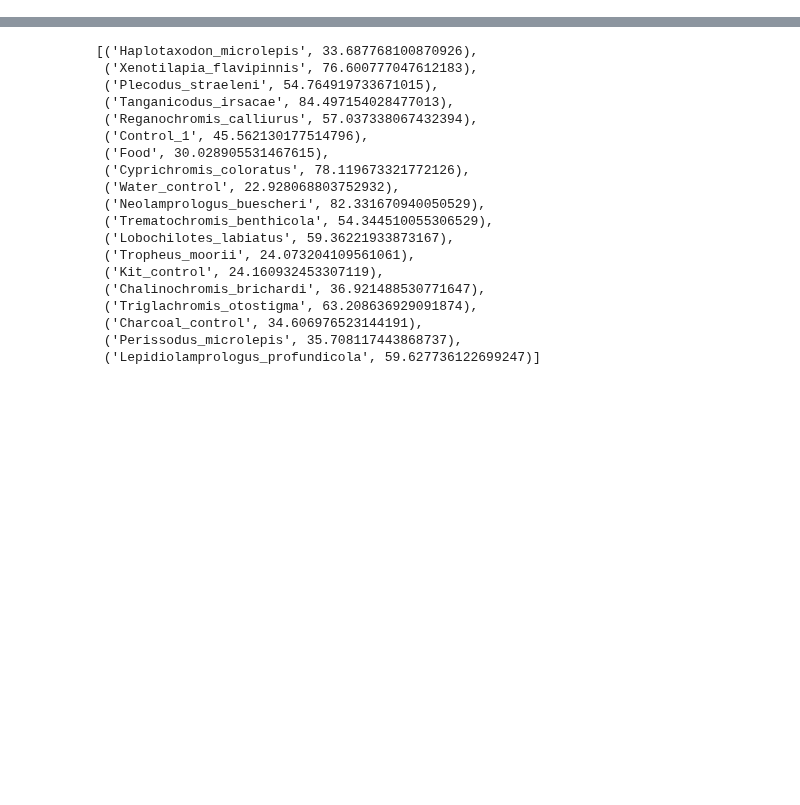
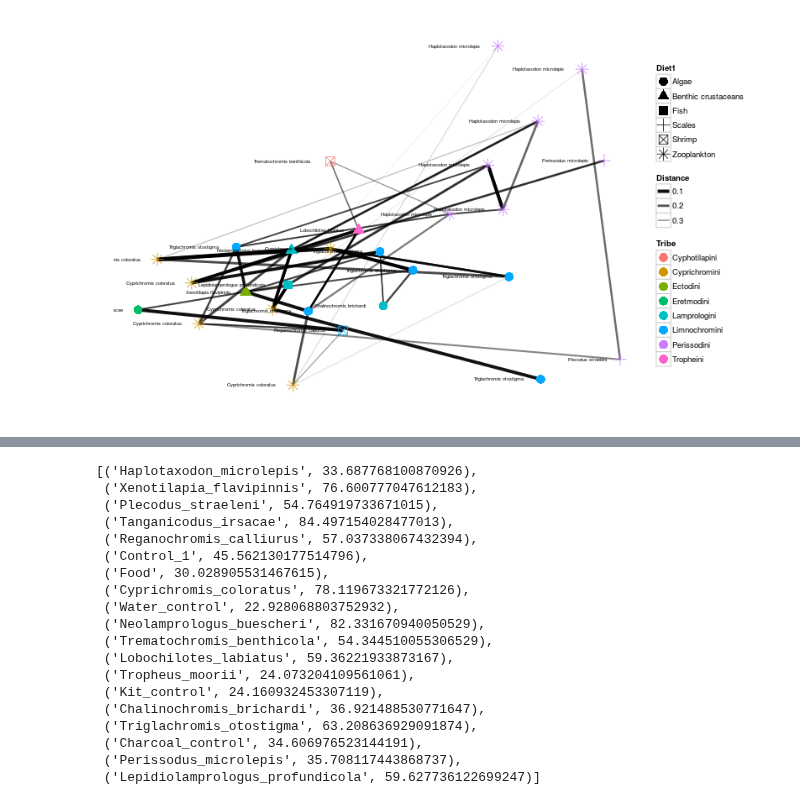
Before and after one commit to ryneches/fishpoo, a Jupyter notebook: fishpoo.ipynb, the cells around one changed output, grey strips where cells are left out. Cells and saved outputs as stored; diff of their text form; code cells hidden in the pictures; blank space fills up the shorter version.

```diff
--- a/fishpoo.ipynb
+++ b/fishpoo.ipynb
@@ -189,0 +199,5 @@ plot_bar(fishpoo_phase1, x="Diet1", fill="Phylum")
+# %%
+%%R -w 800 -h 480 -u px
+plot_net( fishpoo_phase1, maxdist = 0.4, point_label = "Host", color="Tribe", shape="Diet1")
+# %% [output]
+[figure, added]
```
Also changed, not shown: parts of 7 cells of this notebook.
